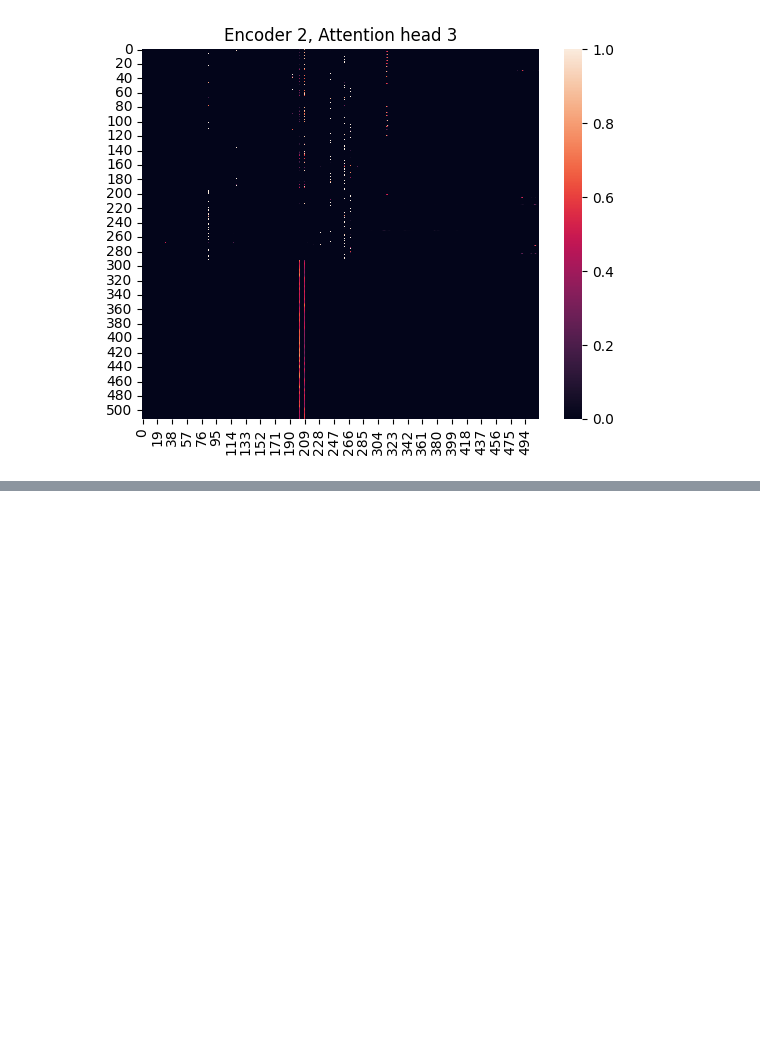
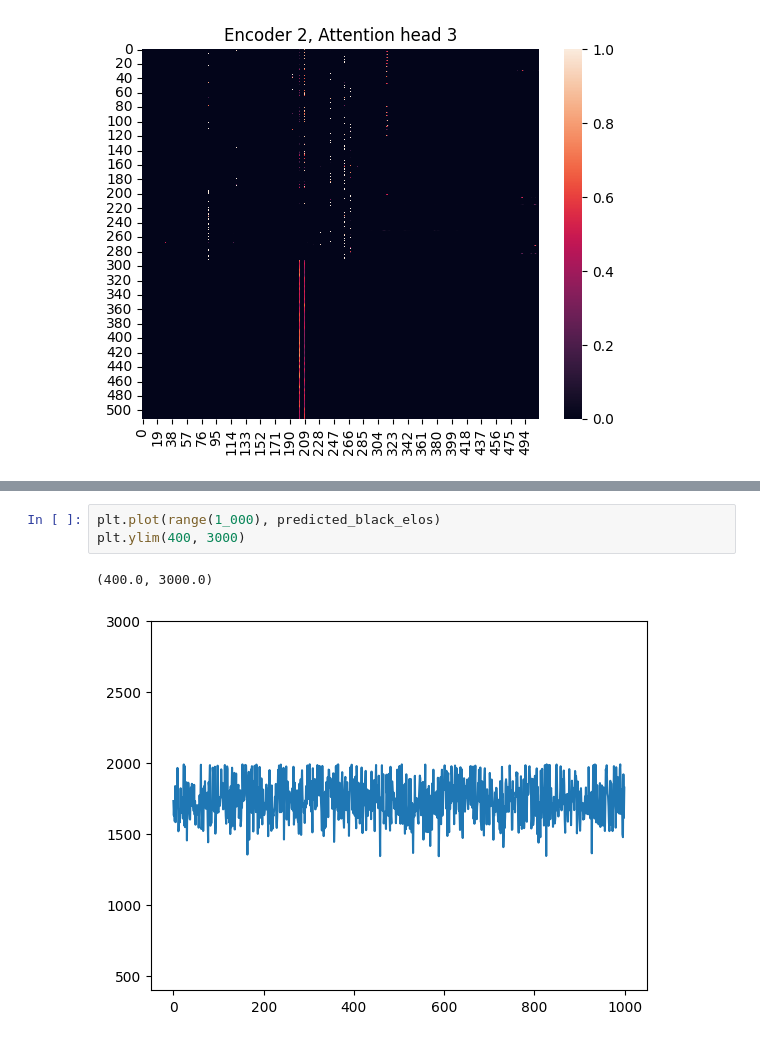
Before and after one commit to luizvalle/chessformer, a Jupyter notebook: notebooks/trained_models_analysis.ipynb, the cells around one changed output, grey strips where cells are left out. Saved outputs shown, nothing was run; the diff lists cells and outputs as text; blank space fills up the shorter version.

```diff
--- a/notebooks/trained_models_analysis.ipynb
+++ b/notebooks/trained_models_analysis.ipynb
@@ -268,0 +340,6 @@ for encoder_idx in range(0, 2):
+# %%
+plt.plot(range(1_000), predicted_black_elos)
+plt.ylim(400, 3000)
+# %% [output]
+(400.0, 3000.0)
+[figure, added]
```
Also changed, not shown: parts of 15 cells of this notebook.
